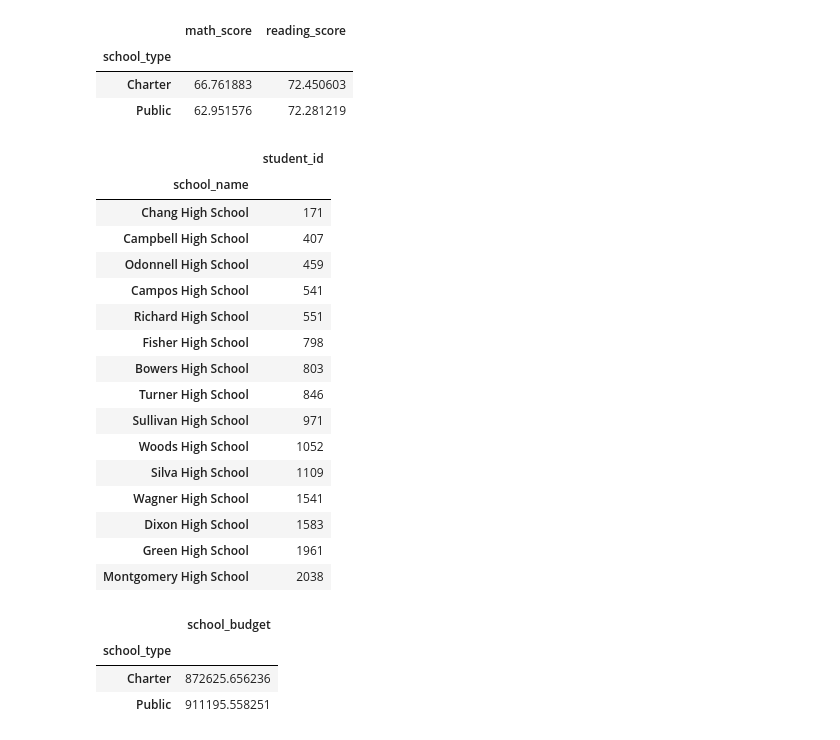
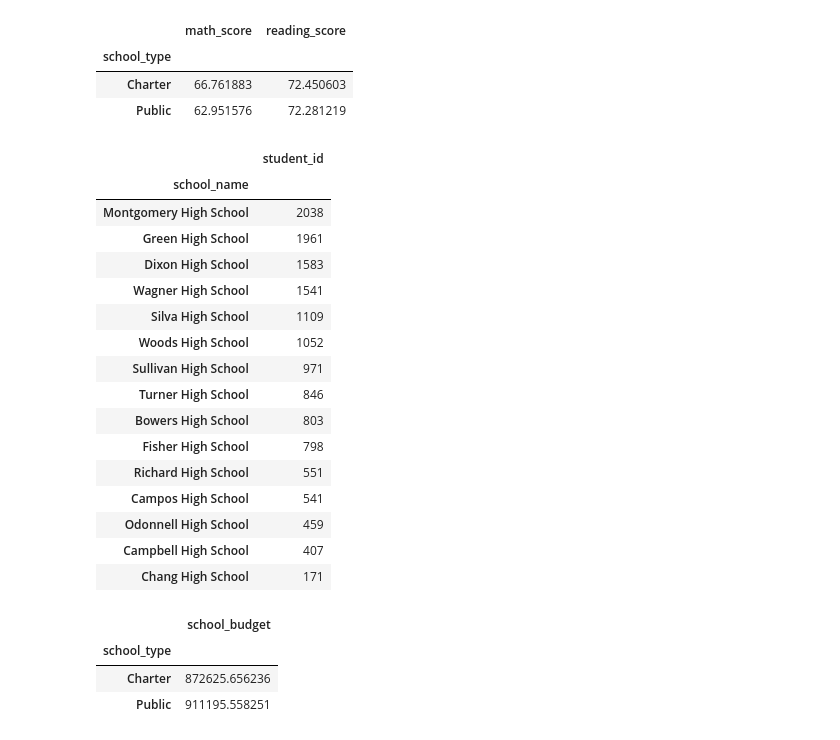
Before and after one commit to Pazz0/School_District_Analysis, a Jupyter notebook: Student_Data_Challenge_Starter_Code.ipynb, the cells around one changed output. Saved outputs shown, nothing was run; the diff lists cells and outputs as text; code cells hidden in the pictures.

Commit message:
added ascending False to cell 53 to meet deliverable

```diff
--- a/Student_Data_Challenge_Starter_Code.ipynb
+++ b/Student_Data_Challenge_Starter_Code.ipynb
@@ -289,27 +289,27 @@ avg_reading_math_by_school.loc[:, ["math_score", "reading_score"]]
 # %%
 # Use the `groupby`, `count`, and `sort_values` functions to find the
 # total number of students at each school and sort from most students to least students.
 
 num_studs = student_df.groupby(by='school_name').count()
-num_studs.loc [:, ['student_id']].sort_values("student_id")
+num_studs.loc [:, ['student_id']].sort_values("student_id", ascending=False)
 # %% [output]
 |  | student_id |
 | school_name |  |
+| Montgomery High School | 2038 |
+| Green High School | 1961 |
+| Dixon High School | 1583 |
+| Wagner High School | 1541 |
+| Silva High School | 1109 |
+| Woods High School | 1052 |
+| Sullivan High School | 971 |
+| Turner High School | 846 |
+| Bowers High School | 803 |
+| Fisher High School | 798 |
+| Richard High School | 551 |
+| Campos High School | 541 |
+| Odonnell High School | 459 |
+| Campbell High School | 407 |
 | Chang High School | 171 |
-| Campbell High School | 407 |
-| Odonnell High School | 459 |
-| Campos High School | 541 |
-| Richard High School | 551 |
-| Fisher High School | 798 |
-| Bowers High School | 803 |
-| Turner High School | 846 |
-| Sullivan High School | 971 |
-| Woods High School | 1052 |
-| Silva High School | 1109 |
-| Wagner High School | 1541 |
-| Dixon High School | 1583 |
-| Green High School | 1961 |
-| Montgomery High School | 2038 |
 # %%
 #Use groupby and mean functions, find the average budget per grade for each school type.
 
```
Also changed, not shown: parts of 1 cell of this notebook.
